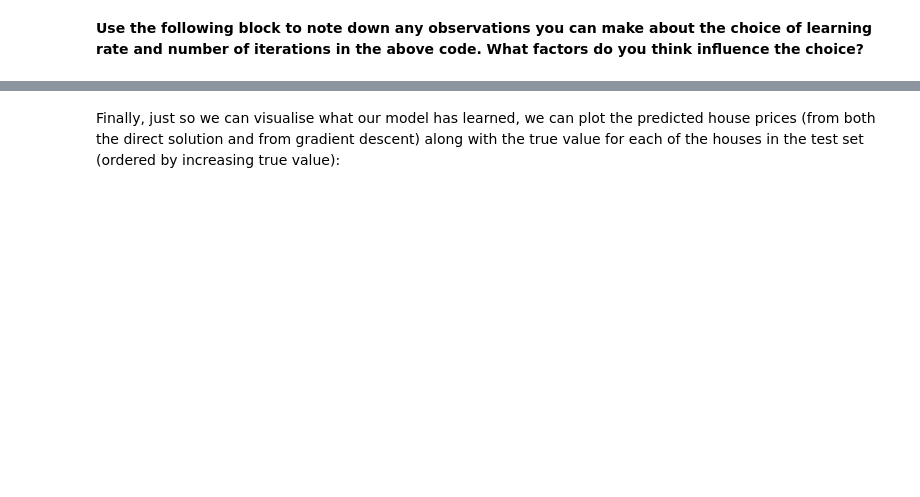
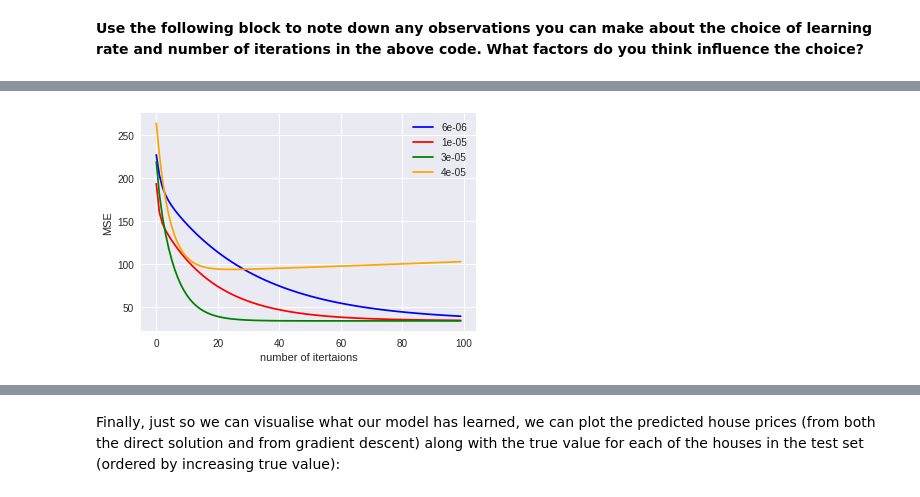
Before and after one commit to ShaunakSen/Deep-Learning, a Jupyter notebook: COMP6248_1_1_linear_regression.ipynb, the cells around one changed output, grey strips where cells are left out. Drawn from its saved outputs; the diff is of its cells as text; code cells hidden in the pictures; blank space fills up the shorter version.

Commit message:
Plots generated for alphas

```diff
--- a/COMP6248_1_1_linear_regression.ipynb
+++ b/COMP6248_1_1_linear_regression.ipynb
@@ -238,14 +229,35 @@ MSE of test data:  tensor(36.3509)
 # %% [markdown]
 Now let's try using gradient descent:
 # %%
-alpha = 0.00001
+alpha_values = [0.000006, 0.00001, 0.00003, 0.00004]
 theta_gd = torch.rand((X_train.shape[1], 1))
-for e in range(0, 10000):
+
+
+mse_for_each_iterations = []
+
+mse_for_alpha = []
+
+num_iters = 100
+
+for alpha in alpha_values:
+
+  # re initialize theta to random values
+
+  theta_gd = torch.rand((X_train.shape[1], 1))
+
+  mse_for_each_iterations = []
+
+  for e in range(0, num_iters):
     gr = linear_regression_loss_grad(theta_gd, X_train, y_train)
     theta_gd -= alpha * gr
     # compute MSE for the current theta_gd
-    mse = torch.nn.functional.mse_loss(X_test @ theta_gd, y_test)
+    mse = torch.nn.functional.mse_loss(X_train @ theta_gd, y_train)
+    mse_for_each_iterations.append(mse)
 
+  mse_for_alpha.append(mse_for_each_iterations)
+
+
+print(mse_for_alpha[3])
 print("Gradient Descent Theta: ", theta_gd.t())
 print("MSE of test data: ", torch.nn.functional.mse_loss(X_test @ theta_gd, y_test))
 # %% [output]
@@ -273,0 +283,16 @@ raise NotImplementedError()
+# %%
+# YOUR CODE HERE
+fig, ax = plt.subplots()
+
+
+colors = ['blue', 'red' , 'green', 'orange']
+
+for index in range(len(alpha_values)):
+  ax.plot(list(range(num_iters)), mse_for_alpha[index], label = float(alpha_values[index]), color = colors[index])
+
+ax.legend()
+plt.xlabel("number of itertaions")
+plt.ylabel("MSE")
+plt.show()
+# %% [output]
+[figure, added]
```
Also changed, not shown: parts of 13 cells of this notebook.
